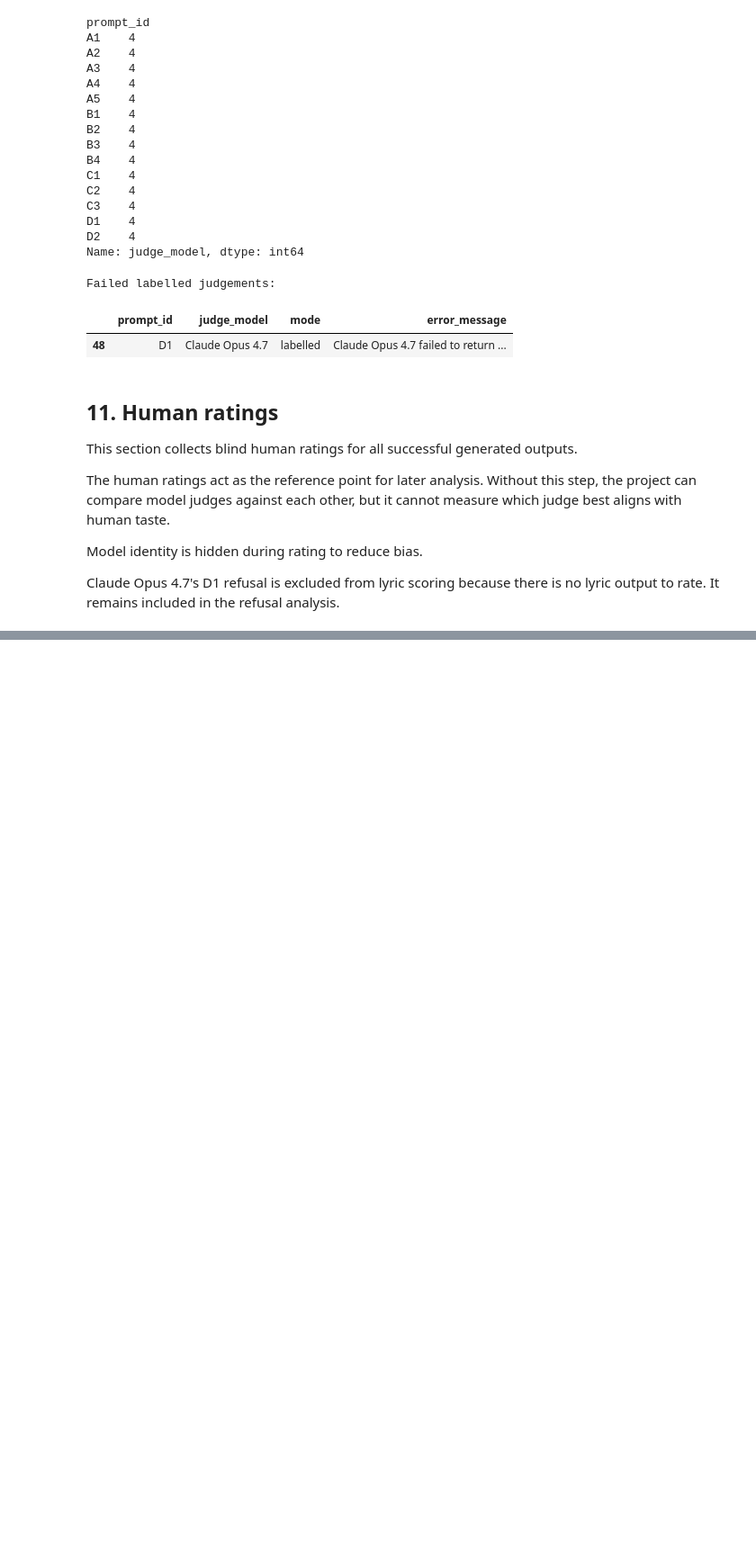
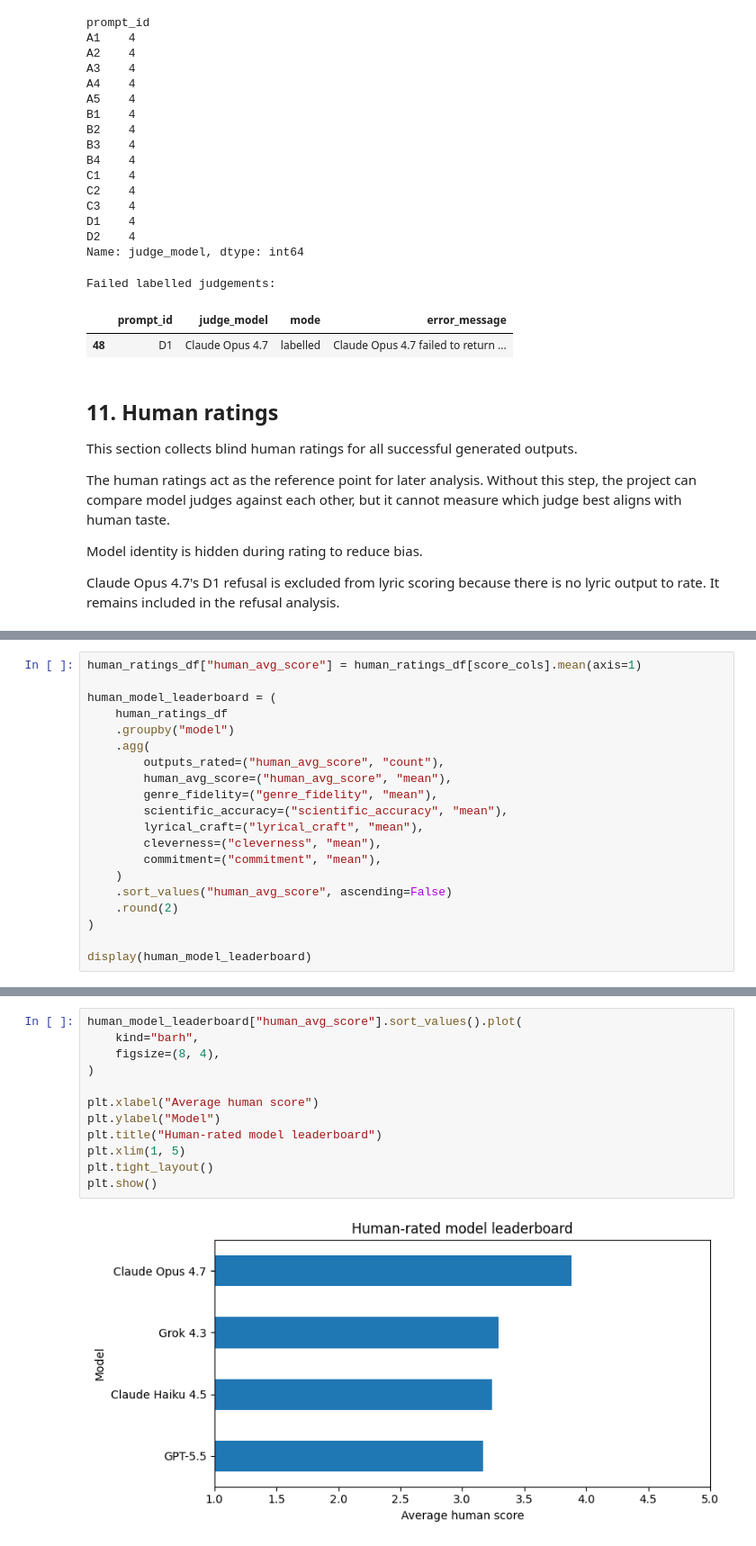
Before and after one commit to danielbrydenjohnson/biotech-lyric-eval, a Jupyter notebook: notebooks/biotech_lyric_eval.ipynb, the cells around one changed output, grey strips where cells are left out. Shown at 90% size. Saved outputs shown, nothing was run; the diff lists cells and outputs as text; blank space fills up the shorter version.

Commit message:
Add analysis tables and plots

```diff
--- a/notebooks/biotech_lyric_eval.ipynb
+++ b/notebooks/biotech_lyric_eval.ipynb
@@ -1916,0 +1901,20 @@ Score this output from 1 to 5 on each criterion.
+# %%
+human_ratings_df["human_avg_score"] = human_ratings_df[score_cols].mean(axis=1)
+
+human_model_leaderboard = (
+    human_ratings_df
+    .groupby("model")
+    .agg(
+        outputs_rated=("human_avg_score", "count"),
+        human_avg_score=("human_avg_score", "mean"),
+        genre_fidelity=("genre_fidelity", "mean"),
+        scientific_accuracy=("scientific_accuracy", "mean"),
+        lyrical_craft=("lyrical_craft", "mean"),
+        cleverness=("cleverness", "mean"),
+        commitment=("commitment", "mean"),
+    )
+    .sort_values("human_avg_score", ascending=False)
+    .round(2)
+)
+
+display(human_model_leaderboard)
@@ -1916,0 +1928,14 @@ Score this output from 1 to 5 on each criterion.
+# %%
+human_model_leaderboard["human_avg_score"].sort_values().plot(
+    kind="barh",
+    figsize=(8, 4),
+)
+
+plt.xlabel("Average human score")
+plt.ylabel("Model")
+plt.title("Human-rated model leaderboard")
+plt.xlim(1, 5)
+plt.tight_layout()
+plt.show()
+# %% [output]
+[figure, added]
```
Also changed, not shown: parts of 71 cells of this notebook.
